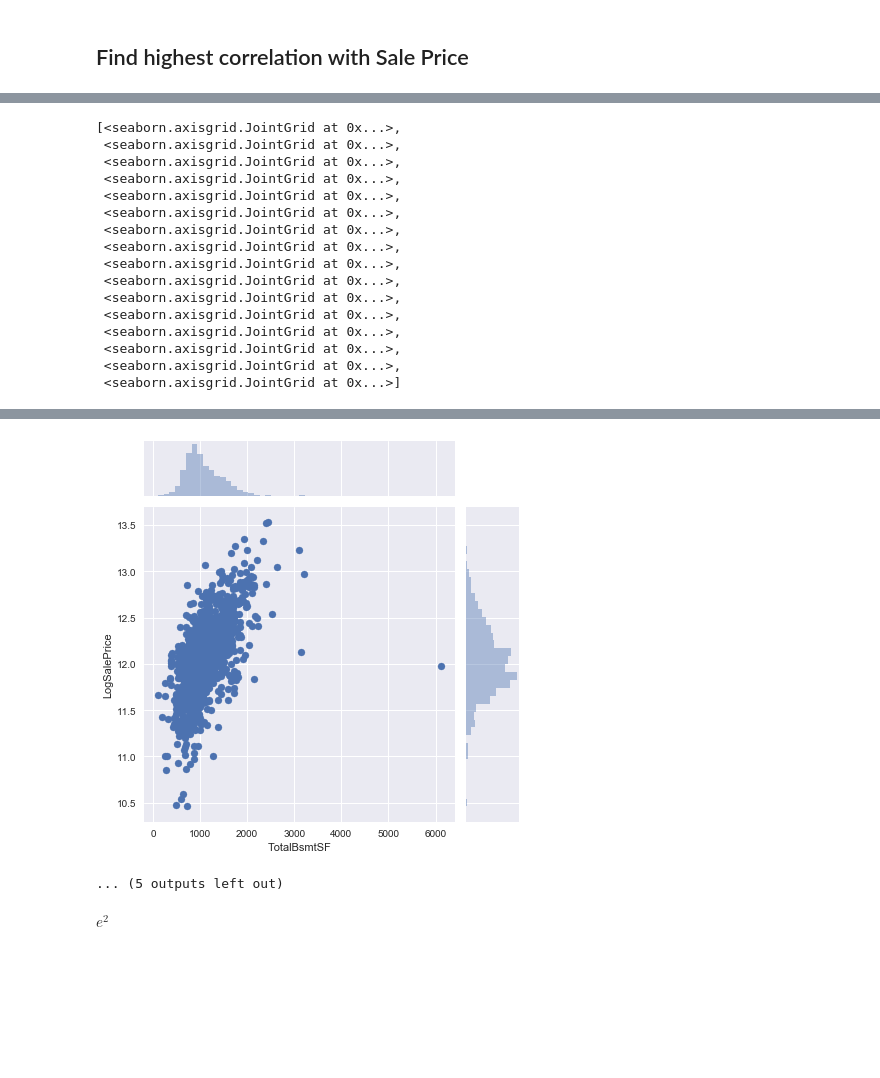
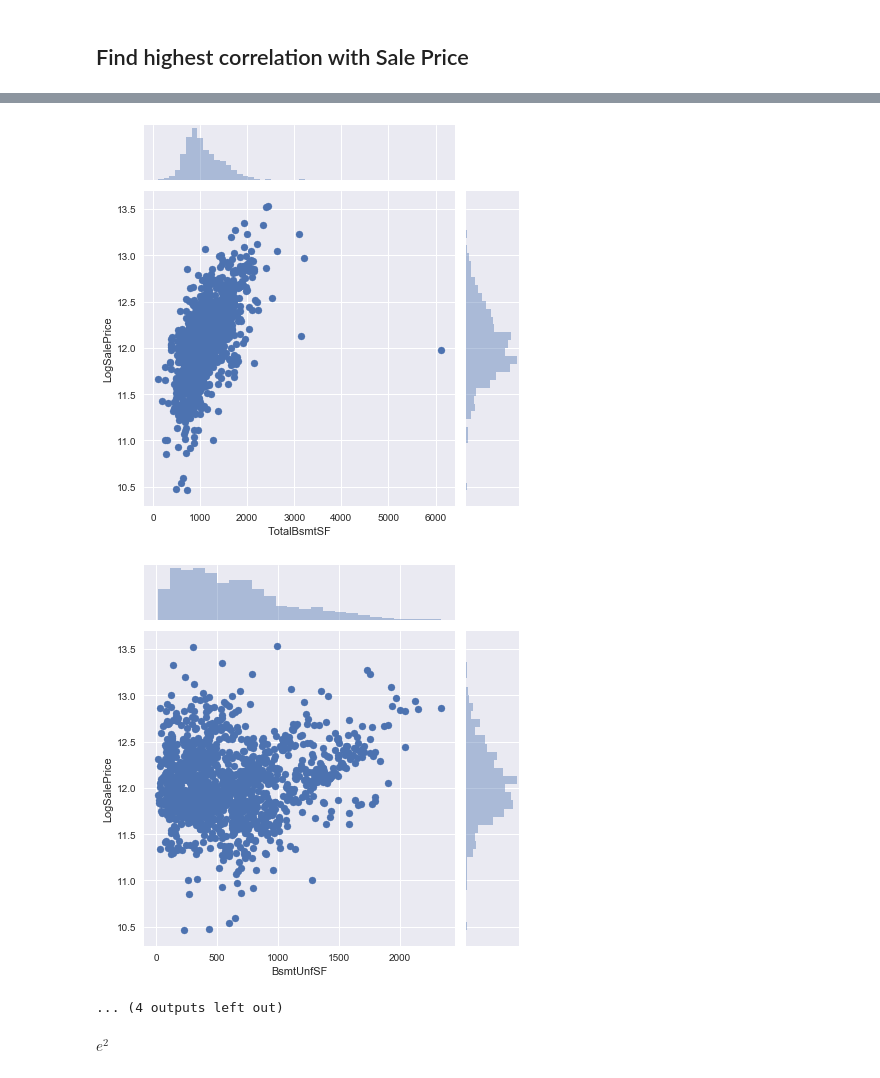
Before and after one commit to kelvinc123/House-Price, a Jupyter notebook: EDA.ipynb, the cells around one changed output, grey strips where cells are left out. Saved outputs shown, nothing was run; the diff lists cells and outputs as text; code cells hidden in the pictures; blank space fills up the shorter version.

```diff
--- a/EDA.ipynb
+++ b/EDA.ipynb
@@ -198,35 +207,20 @@ col_with_0 = ["MiscVal", "PoolArea", "ScreenPorch", "3SsnPorch", "EnclosedPorch"
 # %%
 values_ht_0 = [df.loc[df[col] > 0, [col, "LogSalePrice"]] for col in col_with_0]
 # %%
-[sns.jointplot(dats.iloc[:,0], dats.iloc[:,1]) for dats in values_ht_0]
+_ = [sns.jointplot(dats.iloc[:,0], dats.iloc[:,1]) for dats in values_ht_0]
 # %% [output]
-[<seaborn.axisgrid.JointGrid at 0x...>,
- <seaborn.axisgrid.JointGrid at 0x...>,
- <seaborn.axisgrid.JointGrid at 0x...>,
- <seaborn.axisgrid.JointGrid at 0x...>,
- <seaborn.axisgrid.JointGrid at 0x...>,
- <seaborn.axisgrid.JointGrid at 0x...>,
- <seaborn.axisgrid.JointGrid at 0x...>,
- <seaborn.axisgrid.JointGrid at 0x...>,
- <seaborn.axisgrid.JointGrid at 0x...>,
- <seaborn.axisgrid.JointGrid at 0x...>,
- <seaborn.axisgrid.JointGrid at 0x...>,
- <seaborn.axisgrid.JointGrid at 0x...>,
- <seaborn.axisgrid.JointGrid at 0x...>,
- <seaborn.axisgrid.JointGrid at 0x...>,
- <seaborn.axisgrid.JointGrid at 0x...>,
- <seaborn.axisgrid.JointGrid at 0x...>]
 [figure]
 [figure]
 [figure]
 [figure]
 [figure]
 [figure]
 [figure]
 [figure]
 [figure]
 [figure]
 [figure]
-... (5 outputs left out)
+[figure, added]
+... (4 outputs left out)
 # %% [markdown]
 $e^{2}$
```
Also changed, not shown: parts of 8 cells of this notebook, 5 other files.
